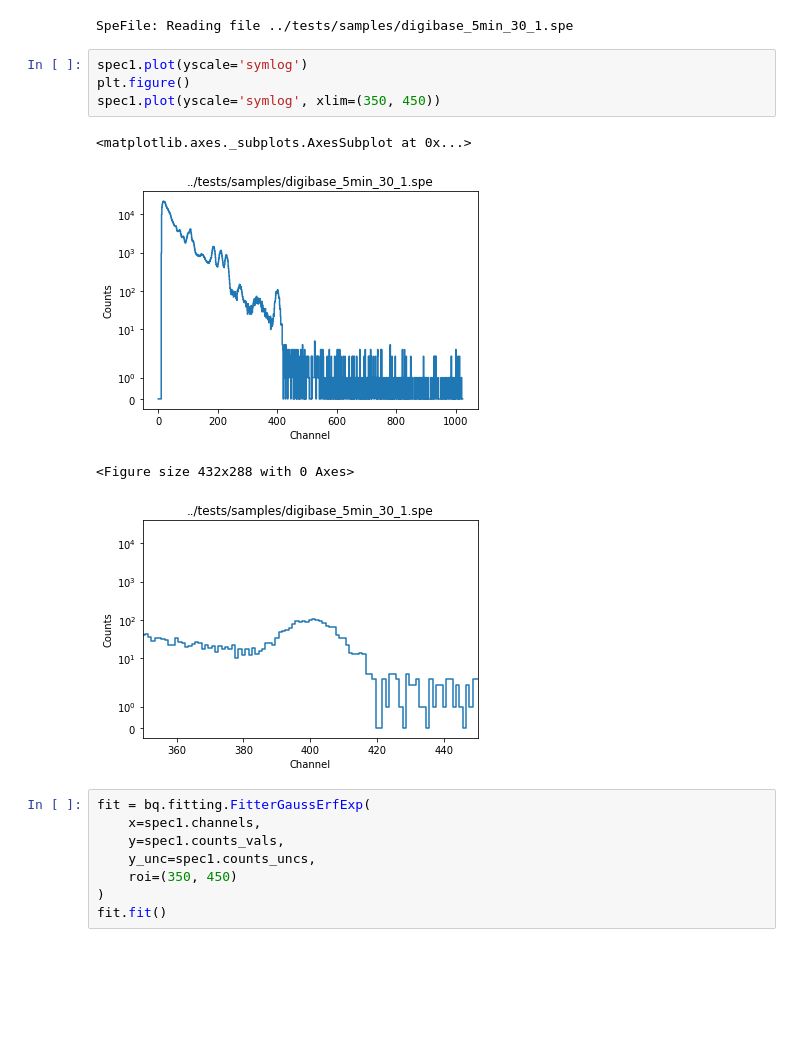
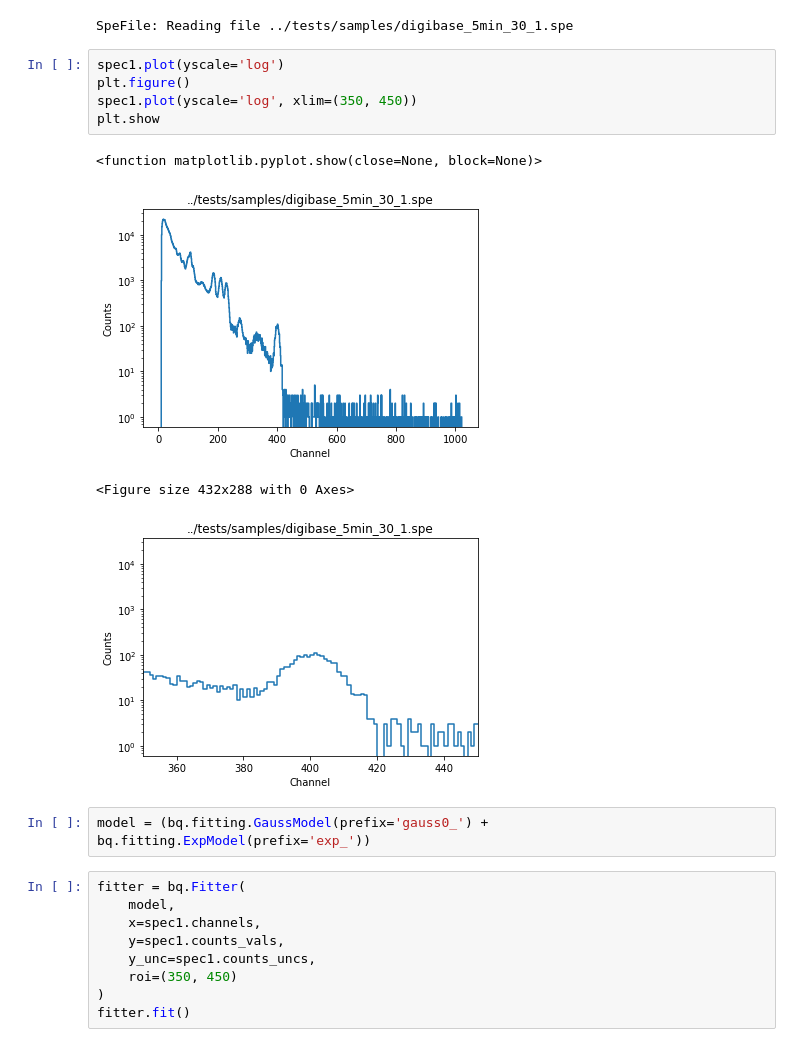
Before and after one commit to lbl-anp/becquerel, a Jupyter notebook: examples/fitting.ipynb, the cells around one changed output. Cells and saved outputs as stored; diff of their text form; blank space fills up the shorter version.

Commit message:
update fitting nb and show unsigned uncertainties in custom_plot

```diff
--- a/examples/fitting.ipynb
+++ b/examples/fitting.ipynb
@@ -9,20 +9,24 @@ spec1 = bq.Spectrum.from_file('../tests/samples/digibase_5min_30_1.spe')
 # %% [output]
 SpeFile: Reading file ../tests/samples/digibase_5min_30_1.spe
 # %%
-spec1.plot(yscale='symlog')
+spec1.plot(yscale='log')
 plt.figure()
-spec1.plot(yscale='symlog', xlim=(350, 450))
+spec1.plot(yscale='log', xlim=(350, 450))
+plt.show
 # %% [output]
-<matplotlib.axes._subplots.AxesSubplot at 0x...>
+<function matplotlib.pyplot.show(close=None, block=None)>
-[figure, old version]
+[figure, new version]
 <Figure size 432x288 with 0 Axes>
-[figure, old version]
+[figure, new version]
+# %%
+model = (bq.fitting.GaussModel(prefix='gauss0_') + bq.fitting.ExpModel(prefix='exp_'))
 # %%
-fit = bq.fitting.FitterGaussErfExp(
+fitter = bq.Fitter(
+    model,
     x=spec1.channels,
     y=spec1.counts_vals,
     y_unc=spec1.counts_uncs,
     roi=(350, 450)
 )
-fit.fit()
+fitter.fit()
 # %%
```
Also changed, not shown: parts of 1 cell of this notebook, 1 other file.
